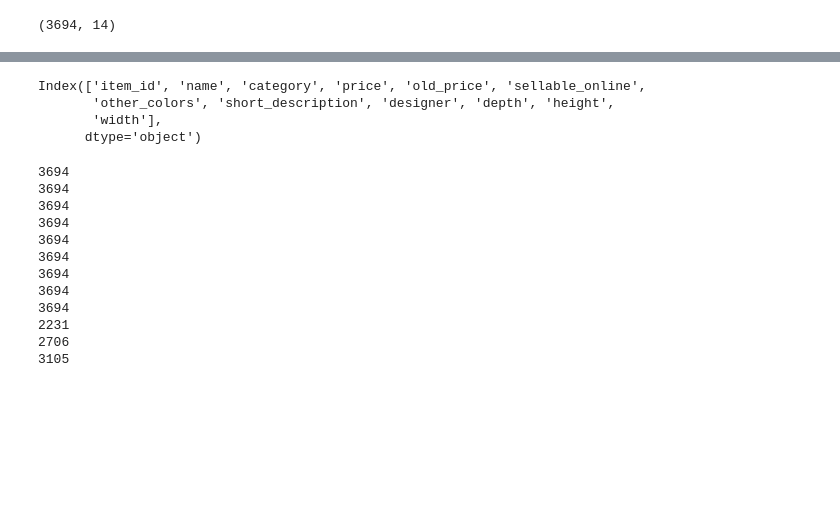
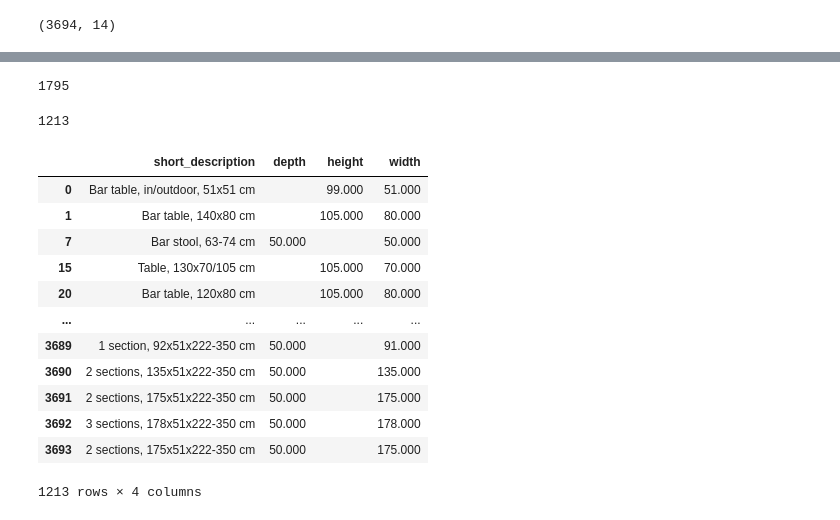
Before and after one commit to skim30-uvm/Learning, a Jupyter notebook: ML/Project_IKEA.ipynb, the cells around one changed output, grey strips where cells are left out. Cells and saved outputs as stored; diff of their text form; code cells hidden in the pictures; blank space fills up the shorter version.

```diff
--- a/ML/Project_IKEA.ipynb
+++ b/ML/Project_IKEA.ipynb
@@ -33,6 +33,3 @@ base_df.head()
 base_df.shape
 # %% [output]
 (3694, 14)
-# %%
-# Drop unnecessary component
-base_df = base_df.drop(["Unnamed: 0","link"],axis=1)
@@ -50,24 +36,38 @@ base_df.iloc[0:7]
-# %%
-base_df.columns
-# %% [output]
-Index(['item_id', 'name', 'category', 'price', 'old_price', 'sellable_online',
-       'other_colors', 'short_description', 'designer', 'depth', 'height',
-       'width'],
-      dtype='object')
-# %%
-# Are there missing feature values for a large number of observations?
-for line in base_df.count():
-    print(line)
-# %% [output]
-3694
-3694
-3694
-3694
-3694
-3694
-3694
-3694
-3694
-2231
-2706
-3105
+# %%
+# replace nan to empty string
+copy_df = base_df.replace(np.nan, '', regex=True)
+# %%
+# find the rows with empty string in depth, height, width
+i_no_dim = []
+for i in range(copy_df.shape[0]):
+    if copy_df['depth'].iloc[i] == '' or copy_df['height'].iloc[i] == '' or copy_df['width'].iloc[i] == '':
+        i_no_dim.append(i)
+print(len(i_no_dim))
+# %% [output]
+1795
+# %%
+# see if I can fill them with description
+i_dim_included = []
+for i in i_no_dim:
+    if 'cm' in copy_df['short_description'].iloc[i]:
+        i_dim_included.append(i)
+print(len(i_dim_included))
+# %% [output]
+1213
+# %%
+# look the rows
+copy_df[['short_description','depth','height','width']].iloc[i_dim_included]
+# %% [output]
+|  | short_description | depth | height | width |
+| 0 | Bar table, in/outdoor, 51x51 cm |  | 99.000 | 51.000 |
+| 1 | Bar table, 140x80 cm |  | 105.000 | 80.000 |
+| 7 | Bar stool, 63-74 cm | 50.000 |  | 50.000 |
+| 15 | Table, 130x70/105 cm |  | 105.000 | 70.000 |
+| 20 | Bar table, 120x80 cm |  | 105.000 | 80.000 |
+| ... | ... | ... | ... | ... |
+| 3689 | 1 section, 92x51x222-350 cm | 50.000 |  | 91.000 |
+| 3690 | 2 sections, 135x51x222-350 cm | 50.000 |  | 135.000 |
+| 3691 | 2 sections, 175x51x222-350 cm | 50.000 |  | 175.000 |
+| 3692 | 3 sections, 178x51x222-350 cm | 50.000 |  | 178.000 |
+| 3693 | 2 sections, 175x51x222-350 cm | 50.000 |  | 175.000 |
+1213 rows × 4 columns
```
Also changed, not shown: parts of 75 cells of this notebook.
